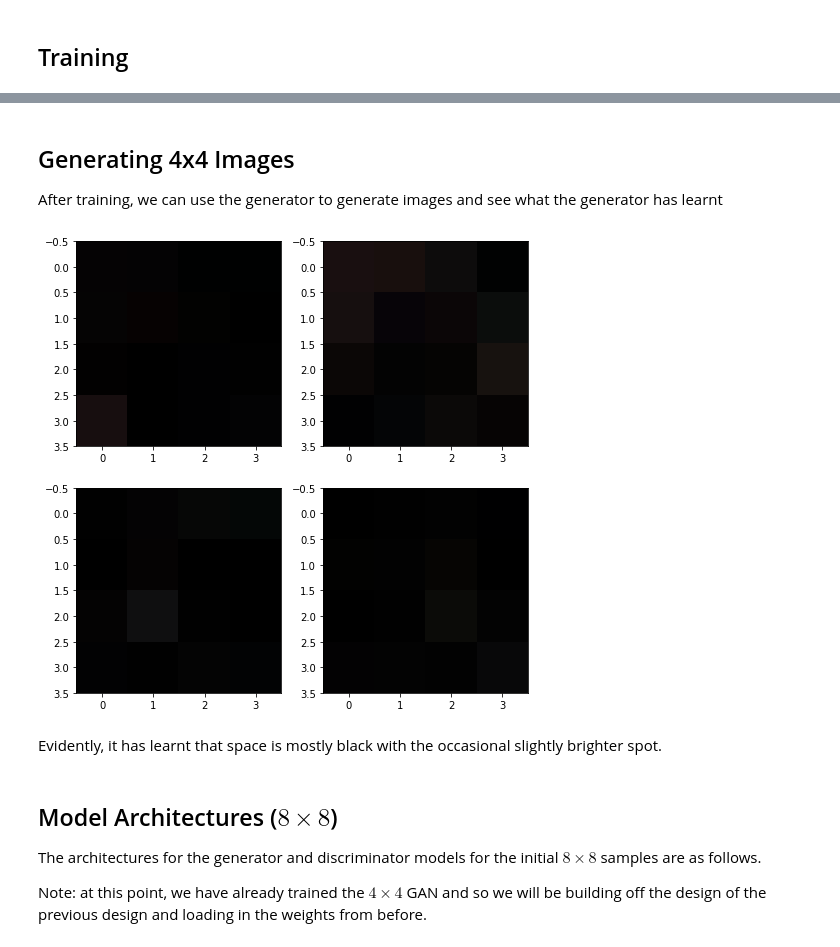
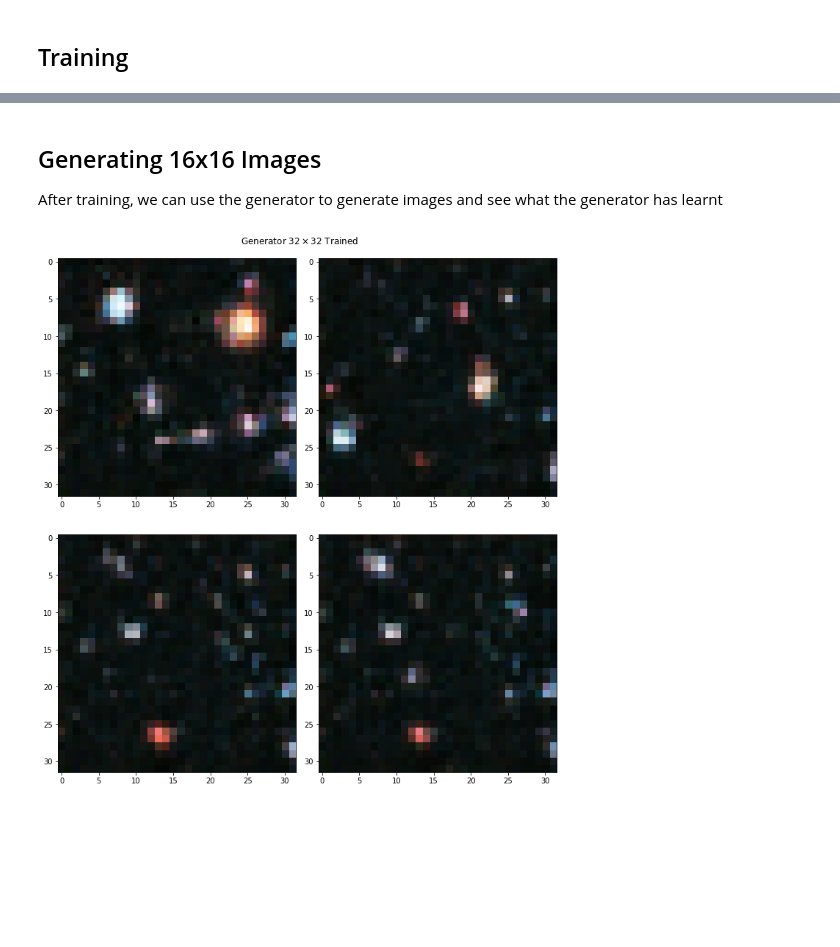
Before and after one commit to antoniojkim/DeepHubble, a Jupyter notebook: model/Pro-GAN.ipynb, the cells around one changed output, grey strips where cells are left out. Drawn from its saved outputs; the diff is of its cells as text; code cells hidden in the pictures; blank space fills up the shorter version.

Commit message:
Got a decent 32x32 Pro-GAN model working

```diff
--- a/model/Pro-GAN.ipynb
+++ b/model/Pro-GAN.ipynb
@@ -80,7 +84,7 @@ def FromTensor(tensor):
 # %% [markdown]
 ## Training
 # %%
-def train(generator, discriminator, dataloader, epochs=10, suffix=""):
+def train(generator, discriminator, dataloader, epochs=10):
     criterion = torch.nn.BCELoss()
 
     generator_optimizer = torch.optim.Adam(generator.parameters(), lr=0.001, betas=(0.5, 0.999))
@@ -88,7 +92,7 @@ def train(generator, discriminator, dataloader, epochs=10, suffix=""):
 
     iteration = 0
 
-    with SummaryWriter("../data/runs", flush_secs=10, filename_suffix=suffix) as writer:
+    with SummaryWriter("../data/runs", flush_secs=10) as writer:
         for epoch in trange(epochs):
             with tqdm(total=len(dataloader), leave=False) as progress:
                 generator.train()
@@ -142,6 +146,6 @@ def train(generator, discriminator, dataloader, epochs=10, suffix=""):
                         generator_loss = 0
                         discriminator_loss = 0
 
-                generator.save(f"../data/checkpoints/latest_generator{suffix}.pt")
-                discriminator.save(f"../data/checkpoints/latest_discriminator{suffix}.pt")
+                generator.save(f"../data/checkpoints/latest_generator.pt")
+                discriminator.save(f"../data/checkpoints/latest_discriminator.pt")
 # %% [markdown]
@@ -151 +155,3 @@ The architectures for the generator and discriminator models for the initial $4
+# %%
+dim = 32
 # %%
@@ -207,9 +282,13 @@ class Discriminator_4x4(torchx.nn.Module):
+# %% [markdown]
+## Generating 16x16 Images
+
+After training, we can use the generator to generate images and see what the generator has learnt
 # %%
-# dataloader_4x4 = torch.utils.data.DataLoader(
-#     Dataset(dim=4, size=9600),
-#     batch_size=64,
-#     num_workers=8,
-#     shuffle=True,
-#     drop_last=True,
-#     pin_memory=True,
-# )
+dataloader = torch.utils.data.DataLoader(
+    Dataset(dim=dim, size=9600),
+    batch_size=64,
+    num_workers=8,
+    shuffle=True,
+    drop_last=True,
+    pin_memory=True,
+)
@@ -218,20 +295,19 @@ class Discriminator_4x4(torchx.nn.Module):
-# %% [markdown]
-## Generating 4x4 Images
-
-After training, we can use the generator to generate images and see what the generator has learnt
+# %%
+train(generator, discriminator, dataloader, epochs=dim)
 # %%
-noise = torch.randn(4, 100)
-fake_output = generator_4x4.forward(noise)
+noise = torch.randn(4, 100).cuda()
+fake_output = generator.forward(noise)
 fake_output = FromTensor(fake_output)
 
-fig, ax = plt.subplots(2, 2, figsize=(7, 7))
+fig, ax = plt.subplots(2, 2, figsize=(10, 11))
 fig.tight_layout()
 ax[0][0].imshow(fake_output[0])
 ax[0][1].imshow(fake_output[1])
 ax[1][0].imshow(fake_output[2])
 ax[1][1].imshow(fake_output[3])
+fig.suptitle(f"Generator ${dim} \\times {dim}$ Trained")
+fig.tight_layout()
+plt.savefig(f"../data/images/generator_trained_{dim}x{dim}.png")
 plt.show()
 # %% [output]
-[figure, old version]
+[figure, new version]
-# %% [markdown]
-Evidently, it has learnt that space is mostly black with the occasional slightly brighter spot.
@@ -241,6 +313,0 @@ torch.cuda.empty_cache()
-# %% [markdown]
-## Model Architectures ($8 \times 8$)
-
-The architectures for the generator and discriminator models for the initial $8 \times 8$ samples are as follows.
-
-Note: at this point, we have already trained the $4 \times 4$ GAN and so we will be building off the design of the previous design and loading in the weights from before.
```
Also changed, not shown: parts of 23 cells of this notebook.
